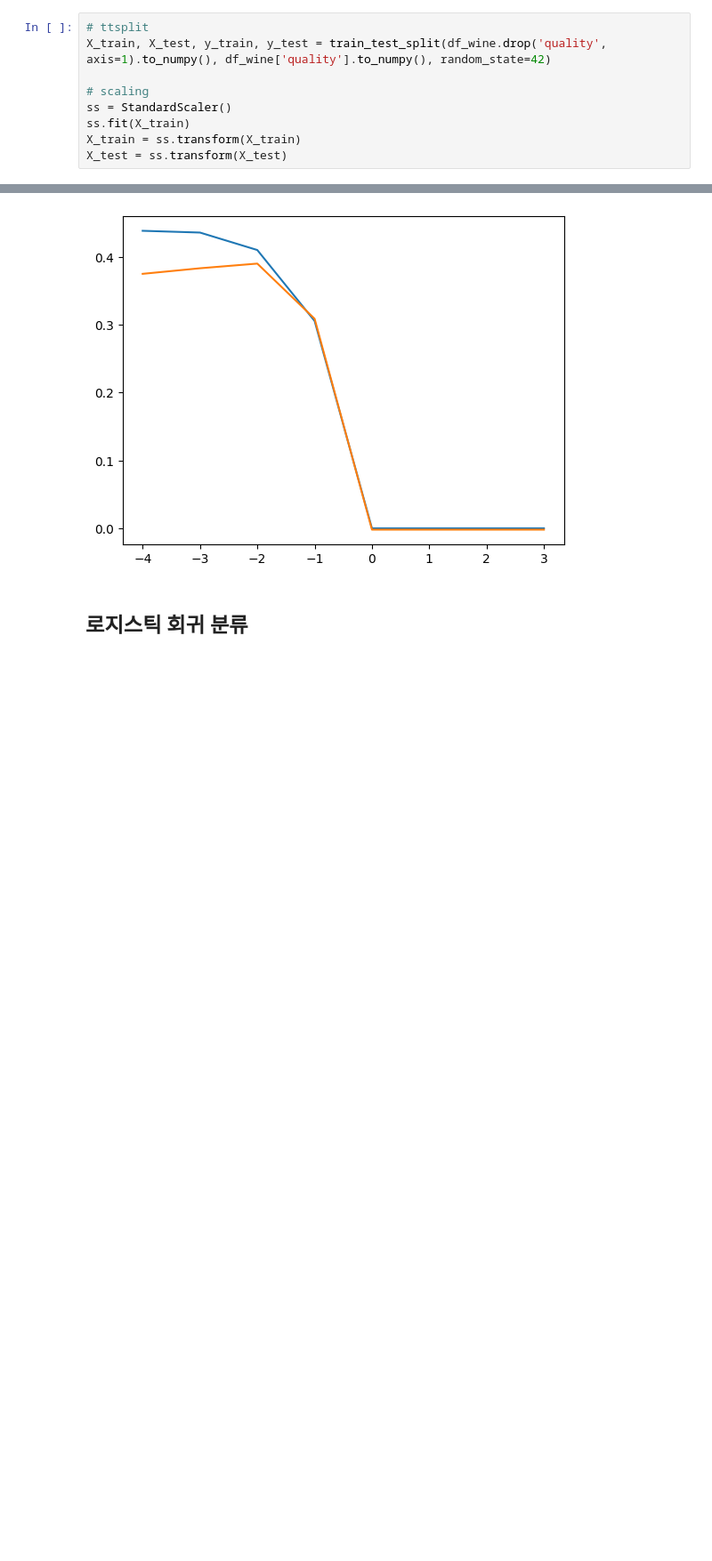
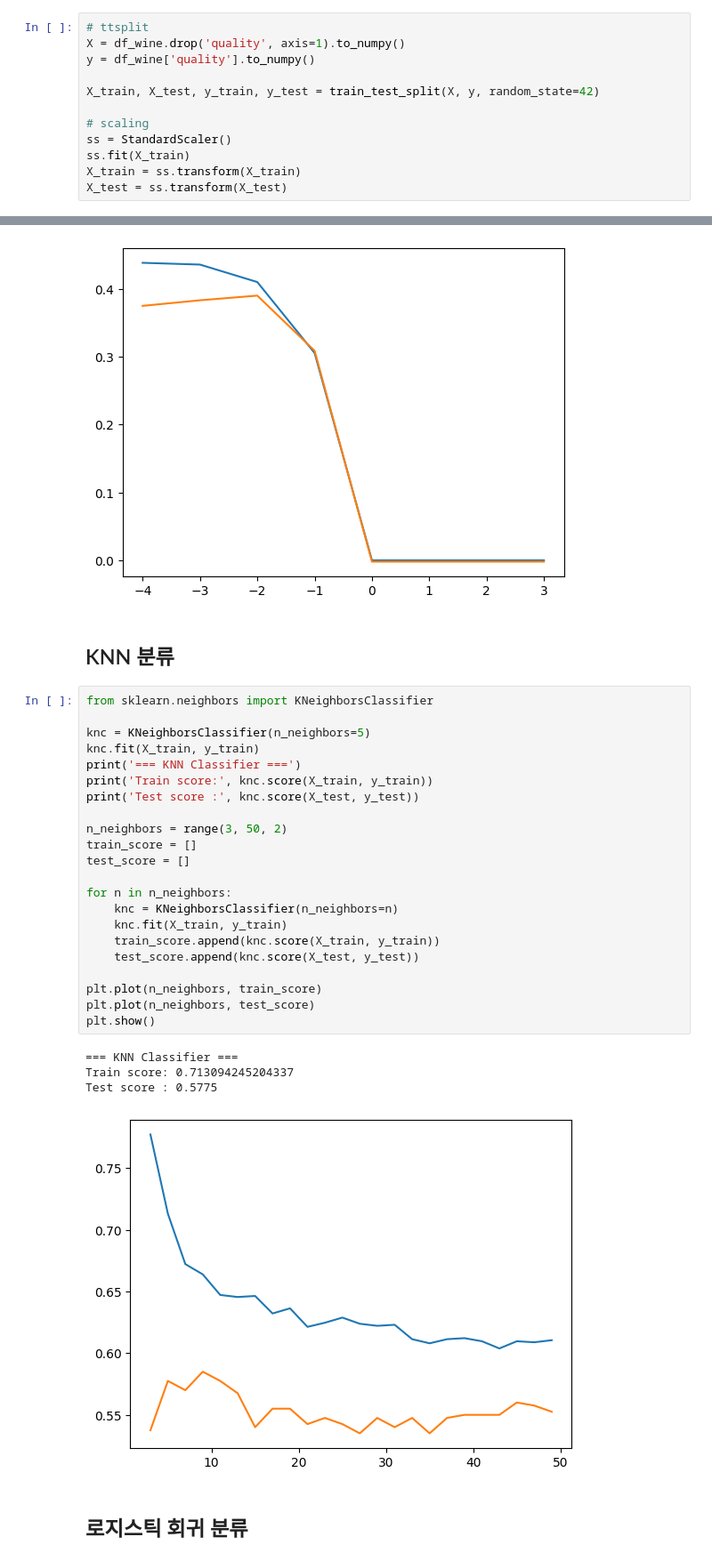
Before and after one commit to krystallinekim/TIL, a Jupyter notebook: Machine_Learning/강의자료/winequality-red.ipynb, the cells around one changed output, grey strips where cells are left out. Shown at 89% size. Drawn from its saved outputs; the diff is of its cells as text; blank space fills up the shorter version.

```diff
--- a/Machine_Learning/강의자료/winequality.ipynb
+++ b/Machine_Learning/강의자료/winequality-red.ipynb
@@ -17,7 +17,10 @@ df_wine = pd.read_csv('./winequality-red.csv')
 ## 훈련 테스트 셋 나누기
 # %%
 # ttsplit
-X_train, X_test, y_train, y_test = train_test_split(df_wine.drop('quality', axis=1).to_numpy(), df_wine['quality'].to_numpy(), random_state=42)
+X = df_wine.drop('quality', axis=1).to_numpy()
+y = df_wine['quality'].to_numpy()
+
+X_train, X_test, y_train, y_test = train_test_split(X, y, random_state=42)
 
 # scaling
 ss = StandardScaler()
@@ -163,6 +165,35 @@ plt.show()
 Train score: 0.41044928482141396
 Test score : 0.3904323830085157
 [figure]
+# %% [markdown]
+## KNN 분류
+# %%
+from sklearn.neighbors import KNeighborsClassifier
+
+knc = KNeighborsClassifier(n_neighbors=5)
+knc.fit(X_train, y_train)
+print('=== KNN Classifier ===')
+print('Train score:', knc.score(X_train, y_train))
+print('Test score :', knc.score(X_test, y_test))
+
+n_neighbors = range(3, 50, 2)
+train_score = []
+test_score = []
+
+for n in n_neighbors:
+    knc = KNeighborsClassifier(n_neighbors=n)
+    knc.fit(X_train, y_train)
+    train_score.append(knc.score(X_train, y_train))
+    test_score.append(knc.score(X_test, y_test))
+
+plt.plot(n_neighbors, train_score)
+plt.plot(n_neighbors, test_score)
+plt.show()
+# %% [output]
+=== KNN Classifier ===
+Train score: 0.713094245204337
+Test score : 0.5775
+[figure, added]
 # %% [markdown]
 ## 로지스틱 회귀 분류
 # %%
```
Also changed, not shown: parts of 3 cells of this notebook.
